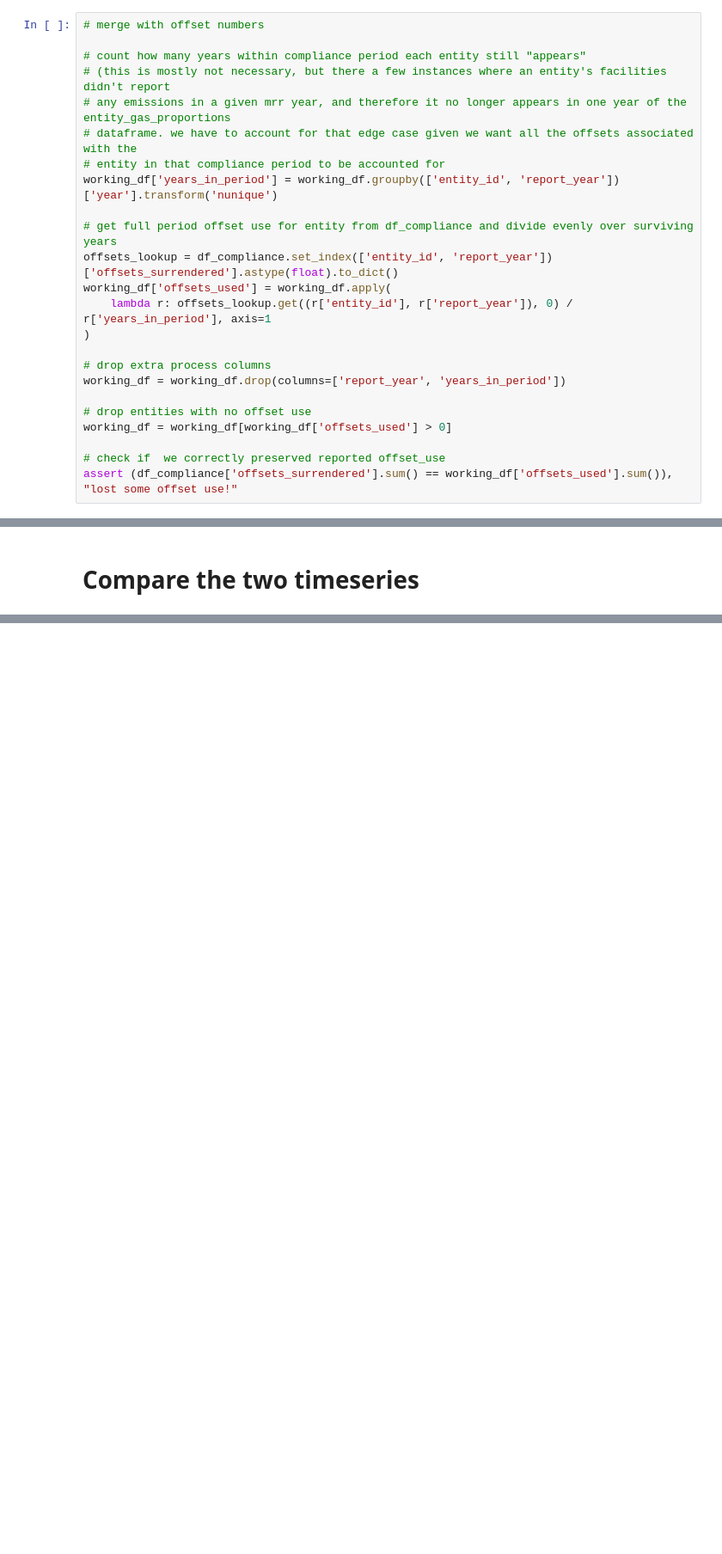
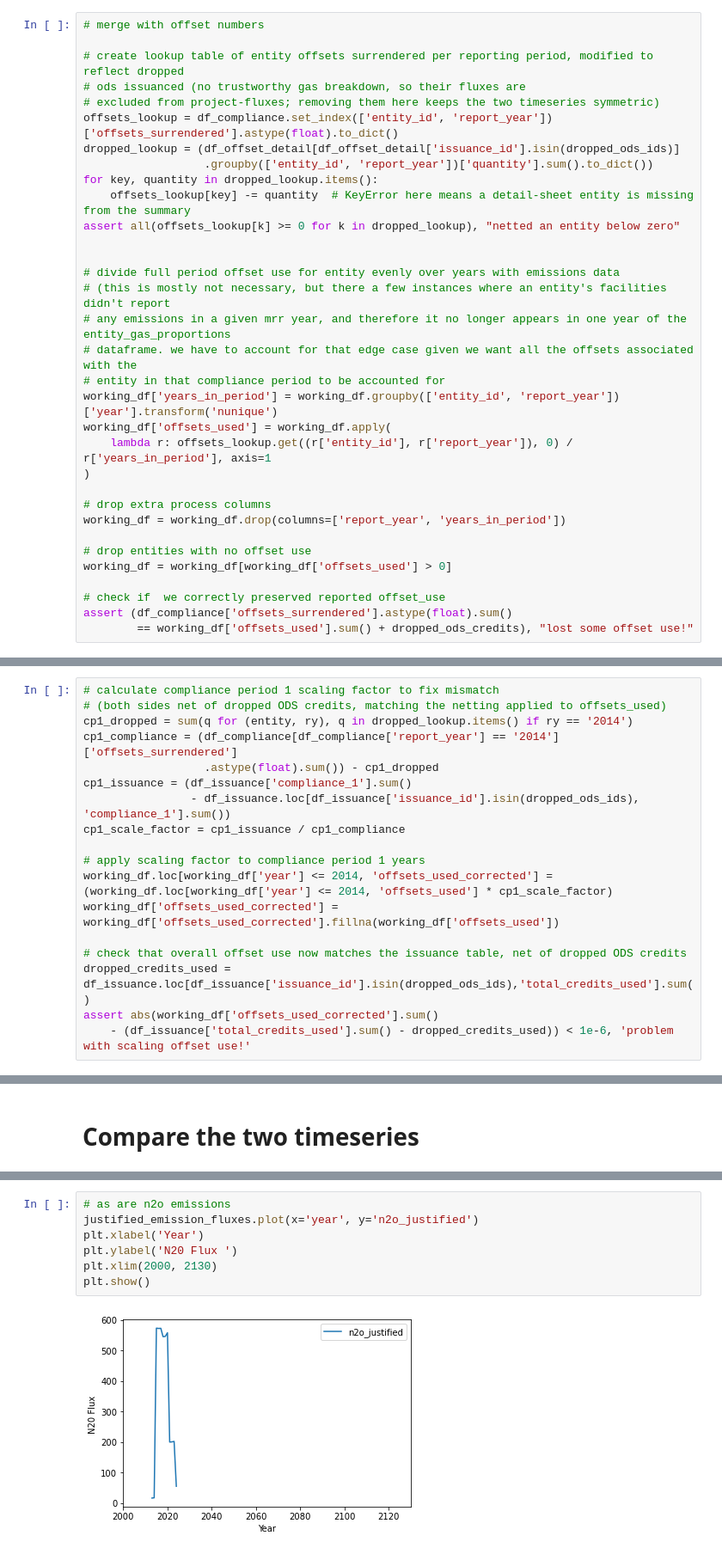
Before and after one commit to carbonplan/slcp-offsetting, a Jupyter notebook: notebooks/01_generate_ca_timeseries.ipynb, the cells around one changed output, grey strips where cells are left out. Shown at 86% size. Cells and saved outputs as stored; diff of their text form; blank space fills up the shorter version.

```diff
--- a/notebooks/01_generate_ca_timeseries.ipynb
+++ b/notebooks/01_generate_ca_timeseries.ipynb
@@ -558,15 +628,23 @@ working_df = entity_gas_proportions.copy()
 # %%
 # merge with offset numbers
 
-# count how many years within compliance period each entity still "appears"
+# create lookup table of entity offsets surrendered per reporting period, modified to reflect dropped
+# ods issuanced (no trustworthy gas breakdown, so their fluxes are
+# excluded from project-fluxes; removing them here keeps the two timeseries symmetric)
+offsets_lookup = df_compliance.set_index(['entity_id', 'report_year'])['offsets_surrendered'].astype(float).to_dict()
+dropped_lookup = (df_offset_detail[df_offset_detail['issuance_id'].isin(dropped_ods_ids)]
+                  .groupby(['entity_id', 'report_year'])['quantity'].sum().to_dict())
+for key, quantity in dropped_lookup.items():
+    offsets_lookup[key] -= quantity  # KeyError here means a detail-sheet entity is missing from the summary
+assert all(offsets_lookup[k] >= 0 for k in dropped_lookup), "netted an entity below zero"
+
+
+# divide full period offset use for entity evenly over years with emissions data
 # (this is mostly not necessary, but there a few instances where an entity's facilities didn't report
 # any emissions in a given mrr year, and therefore it no longer appears in one year of the entity_gas_proportions
 # dataframe. we have to account for that edge case given we want all the offsets associated with the
 # entity in that compliance period to be accounted for
 working_df['years_in_period'] = working_df.groupby(['entity_id', 'report_year'])['year'].transform('nunique')
-
-# get full period offset use for entity from df_compliance and divide evenly over surviving years
-offsets_lookup = df_compliance.set_index(['entity_id', 'report_year'])['offsets_surrendered'].astype(float).to_dict()
 working_df['offsets_used'] = working_df.apply(
     lambda r: offsets_lookup.get((r['entity_id'], r['report_year']), 0) / r['years_in_period'], axis=1
 )
@@ -578,5 +656,6 @@ working_df = working_df.drop(columns=['report_year', 'years_in_period'])
 working_df = working_df[working_df['offsets_used'] > 0]
 
 # check if  we correctly preserved reported offset_use
-assert (df_compliance['offsets_surrendered'].sum() == working_df['offsets_used'].sum()), "lost some offset use!"
+assert (df_compliance['offsets_surrendered'].astype(float).sum()
+        == working_df['offsets_used'].sum() + dropped_ods_credits), "lost some offset use!"
 # %%
@@ -641,3 +709,21 @@ assert (working_df['offsets_used_corrected'].sum() == df_issuance['total_credits
+# %%
+# calculate compliance period 1 scaling factor to fix mismatch
+# (both sides net of dropped ODS credits, matching the netting applied to offsets_used)
+cp1_dropped = sum(q for (entity, ry), q in dropped_lookup.items() if ry == '2014')
+cp1_compliance = (df_compliance[df_compliance['report_year'] == '2014']['offsets_surrendered']
+                  .astype(float).sum()) - cp1_dropped
+cp1_issuance = (df_issuance['compliance_1'].sum()
+                - df_issuance.loc[df_issuance['issuance_id'].isin(dropped_ods_ids), 'compliance_1'].sum())
+cp1_scale_factor = cp1_issuance / cp1_compliance
+
+# apply scaling factor to compliance period 1 years
+working_df.loc[working_df['year'] <= 2014, 'offsets_used_corrected'] = (working_df.loc[working_df['year'] <= 2014, 'offsets_used'] * cp1_scale_factor)
+working_df['offsets_used_corrected'] = working_df['offsets_used_corrected'].fillna(working_df['offsets_used'])
+
+# check that overall offset use now matches the issuance table, net of dropped ODS credits
+dropped_credits_used = df_issuance.loc[df_issuance['issuance_id'].isin(dropped_ods_ids),'total_credits_used'].sum()
+assert abs(working_df['offsets_used_corrected'].sum()
+    - (df_issuance['total_credits_used'].sum() - dropped_credits_used)) < 1e-6, 'problem with scaling offset use!'
 # %%
 # calculate the quantity of offset-justified gases for each entity in each year
 working_df['co2_justified'] = (working_df['co2_proportion'] * working_df['offsets_used_corrected']) / working_df['year'].map(gwp_values['co2'])
@@ -686,0 +777,9 @@ plt.show()
+# %%
+# as are n2o emissions
+justified_emission_fluxes.plot(x='year', y='n2o_justified')
+plt.xlabel('Year')
+plt.ylabel('N20 Flux ')
+plt.xlim(2000, 2130)
+plt.show()
+# %% [output]
+[figure, added]
```
Also changed, not shown: parts of 16 cells of this notebook, 1 other file.
